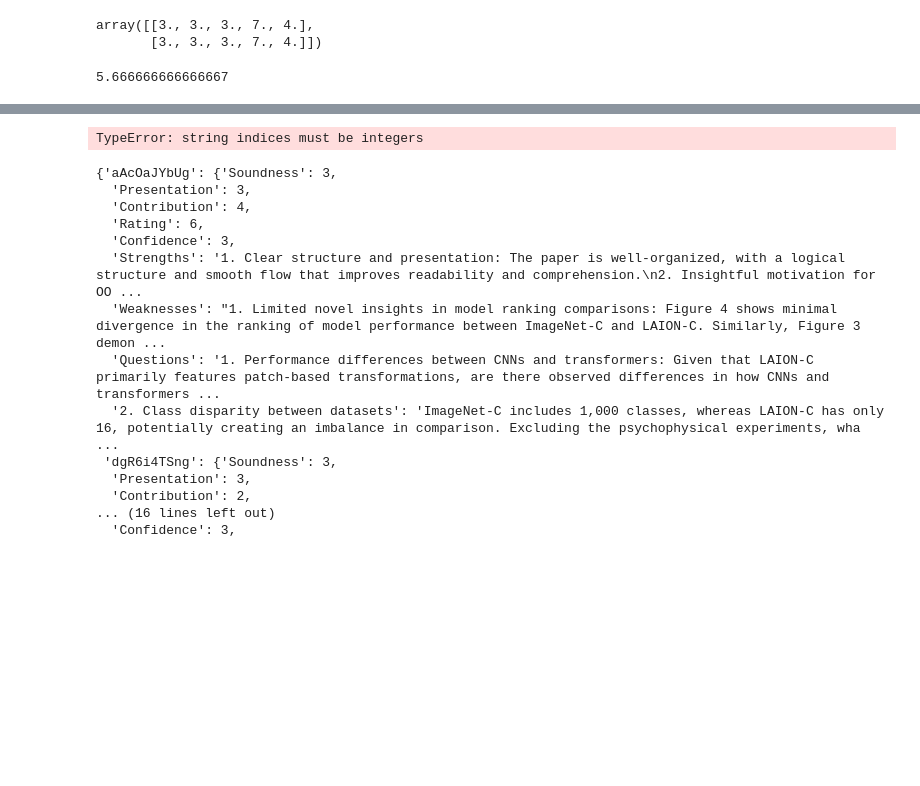
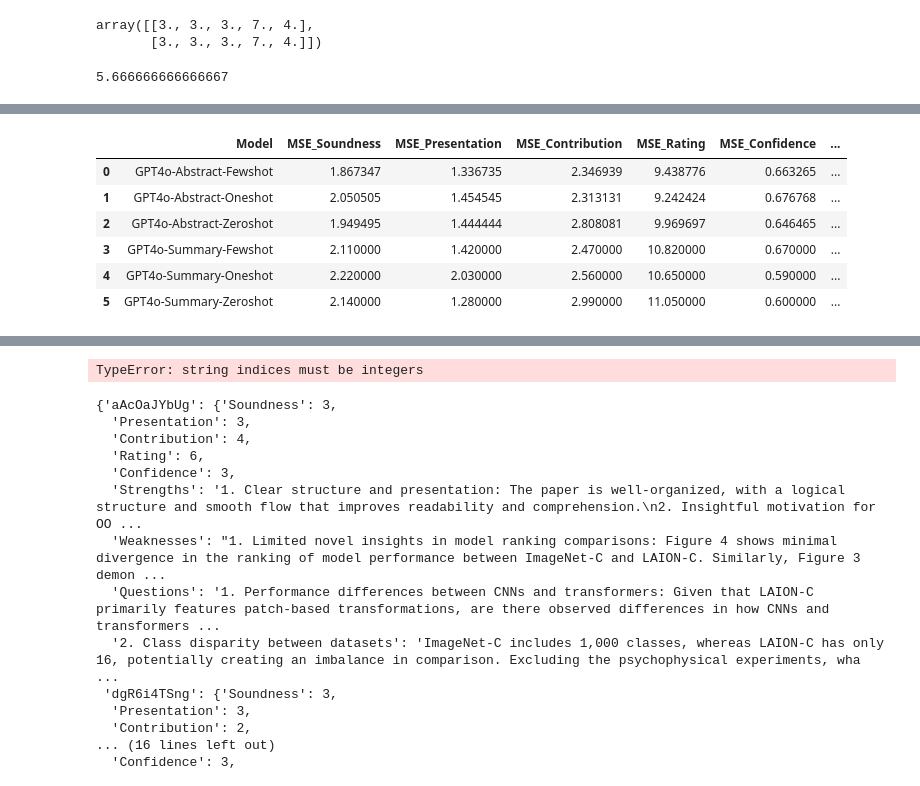
Before and after one commit to akiranishii/ImpactPrediction, a Jupyter notebook: visualization.ipynb, the cells around one changed output, grey strips where cells are left out. Cells and saved outputs as stored; diff of their text form; code cells hidden in the pictures; blank space fills up the shorter version.

```diff
--- a/visualization.ipynb
+++ b/visualization.ipynb
@@ -209,0 +255,11 @@ GPT4o-Summary-Zeroshot Questions_BertScore = tensor(0.8128) / tensor(0.8449) / t
+# %%
+valid_statistics = pd.DataFrame(results_list)
+valid_statistics
+# %% [output]
+|  | Model | MSE_Soundness | MSE_Presentation | MSE_Contribution | MSE_Rating | MSE_Confidence | ... |
+| 0 | GPT4o-Abstract-Fewshot | 1.867347 | 1.336735 | 2.346939 | 9.438776 | 0.663265 | ... |
+| 1 | GPT4o-Abstract-Oneshot | 2.050505 | 1.454545 | 2.313131 | 9.242424 | 0.676768 | ... |
+| 2 | GPT4o-Abstract-Zeroshot | 1.949495 | 1.444444 | 2.808081 | 9.969697 | 0.646465 | ... |
+| 3 | GPT4o-Summary-Fewshot | 2.110000 | 1.420000 | 2.470000 | 10.820000 | 0.670000 | ... |
+| 4 | GPT4o-Summary-Oneshot | 2.220000 | 2.030000 | 2.560000 | 10.650000 | 0.590000 | ... |
+| 5 | GPT4o-Summary-Zeroshot | 2.140000 | 1.280000 | 2.990000 | 11.050000 | 0.600000 | ... |
```
Also changed, not shown: parts of 13 cells of this notebook, 1 other file.
